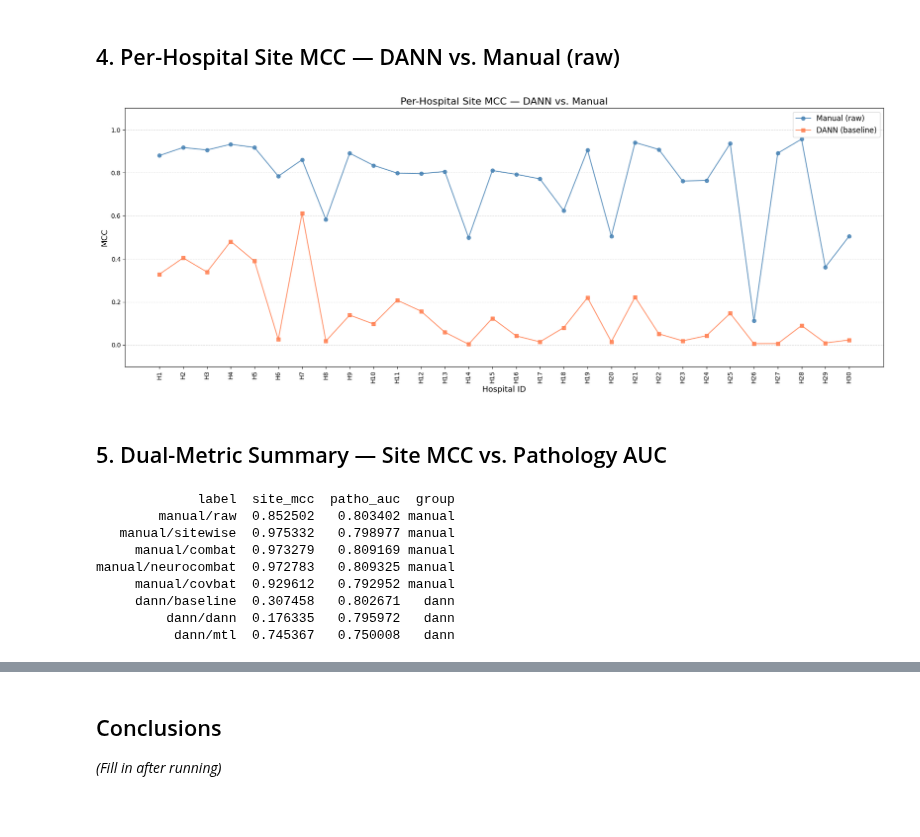
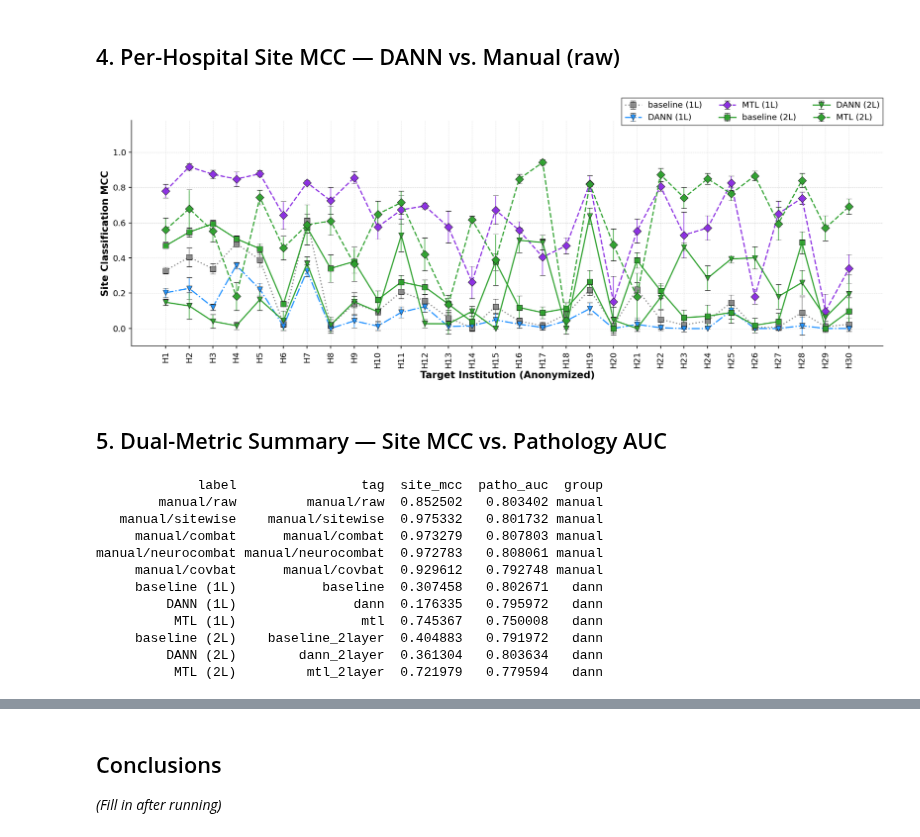
Before and after one commit to chox7/eeg-site-effects, a Jupyter notebook: notebooks/04_dann/01_dann_evaluation.ipynb, the cells around one changed output, grey strips where cells are left out. Saved outputs shown, nothing was run; the diff lists cells and outputs as text; code cells hidden in the pictures; blank space fills up the shorter version.

```diff
--- a/notebooks/04_dann/01_dann_evaluation.ipynb
+++ b/notebooks/04_dann/01_dann_evaluation.ipynb
@@ -273,38 +308,32 @@ else:
 # %%
 hospital_cols = sorted(
     [c for c in manual_raw.columns if c.startswith('mcc_H')],
     key=lambda c: natural_sort_key(c.replace('mcc_', ''))
 )
+sorted_hosp = [c.replace('mcc_', '') for c in hospital_cols]
+manual_mean = manual_raw[hospital_cols].mean().values
 
-if len(manual_raw) > 0 and len(dann_raw) > 0 and len(hospital_cols) > 0:
-    dann_tag_site = dann_raw['tag'].iloc[0] if 'tag' in dann_raw.columns else None
-    dann_sub_site = dann_raw[dann_raw['tag'] == dann_tag_site] if dann_tag_site else dann_raw
+fig, ax = plt.subplots(figsize=(16, 6))
 
-    manual_mean = manual_raw[hospital_cols].mean()
-    dann_mean   = dann_sub_site[hospital_cols].mean()
+for tag in [t for t in DANN_TAG_ORDER if t in dann_raw['tag'].unique()]:
+    sub = dann_raw[dann_raw['tag'] == tag]
+    means = sub[hospital_cols].mean().values
+    sds   = sub[hospital_cols].std().values
+    ax.errorbar(sorted_hosp, means, yerr=sds, label=TAG_LABEL.get(tag, tag),
+                **per_hospital_plot_kwargs(tag, error_bars=True))
 
-    sorted_hosp = [c.replace('mcc_', '') for c in hospital_cols]
-
-    fig, ax = plt.subplots(figsize=(18, 7))
-    ax.plot(sorted_hosp, manual_mean.values, marker='o', linestyle='-',
-            color='steelblue', label='Manual (raw)', alpha=0.85)
-    ax.plot(sorted_hosp, dann_mean.values, marker='s', linestyle='-',
-            color='coral', label=f'DANN ({dann_tag_site})', alpha=0.85)
-
-    ax.set_title('Per-Hospital Site MCC — DANN vs. Manual', fontsize=16)
-    ax.set_ylabel('MCC', fontsize=13)
-    ax.set_xlabel('Hospital ID', fontsize=13)
-    ax.tick_params(axis='x', rotation=90)
-    ax.set_ylim(-0.1, 1.1)
-    ax.grid(axis='y', linestyle='--', alpha=0.5)
-    ax.legend(fontsize=12)
-    fig.tight_layout()
-    fig.savefig(f'{FIGURES_DIR}/site_mcc_per_hospital_dann_vs_manual.png', dpi=150, bbox_inches='tight')
-    plt.show()
-else:
-    print("Cannot create per-hospital site comparison (missing data or columns).")
+ax.set_ylabel('Site Classification MCC')
+ax.set_xlabel('Target Institution (Anonymized)')
+ax.tick_params(axis='x', rotation=90)
+ax.set_ylim(-0.1, 1.18)
+ax.grid(axis='y', linestyle='--', alpha=0.5)
+ax.legend(**legend_kwargs(ncol=3))
+fig.tight_layout()
+fig.savefig(f'{FIGURES_DIR}/site_mcc_per_hospital_dann_vs_manual.png',
+            dpi=200, bbox_inches='tight')
+plt.show()
 # %% [output]
-[figure, old version]
+[figure, new version]
 # %% [markdown]
 ## 5. Dual-Metric Summary — Site MCC vs. Pathology AUC
 # %%
@@ -319,31 +348,33 @@ for method in METHODS:
     site_mcc = manual_cb_site[manual_cb_site['method'] == method]['mcc_overall'].mean()
     patho_auc = manual_cb_patho[manual_cb_patho['method'] == method]['auc'].mean()
     if not np.isnan(site_mcc) and not np.isnan(patho_auc):
-        rows.append({'label': f'manual/{method}', 'site_mcc': site_mcc,
-                     'patho_auc': patho_auc, 'group': 'manual'})
+        rows.append({'label': f'manual/{method}', 'tag': f'manual/{method}',
+                     'site_mcc': site_mcc, 'patho_auc': patho_auc, 'group': 'manual'})
 
-# DANN features
-for tag_val in dann_site['tag'].unique():
+# DANN features — both 1-layer and 2-layer extractor depths
+for tag_val in [t for t in DANN_TAG_ORDER if t in dann_site['tag'].unique()]:
     site_mcc = dann_site[dann_site['tag'] == tag_val]['mcc_overall'].mean()
     patho_sub = dann_patho[dann_patho['tag'] == tag_val] if tag_val in dann_patho['tag'].values else dann_patho
     patho_auc = patho_sub['auc'].mean()
-    label = f'dann/{tag_val}' if pd.notna(tag_val) else 'dann'
-    rows.append({'label': label, 'site_mcc': site_mcc,
-                 'patho_auc': patho_auc, 'group': 'dann'})
+    rows.append({'label': TAG_LABEL.get(tag_val, tag_val), 'tag': tag_val,
+                 'site_mcc': site_mcc, 'patho_auc': patho_auc, 'group': 'dann'})
 
 dual = pd.DataFrame(rows)
 print(dual.to_string(index=False))
 dual.to_csv(f'{TABLES_DIR}/dual_metric_summary.csv', index=False)
 # %% [output]
-             label  site_mcc  patho_auc  group
-        manual/raw  0.852502   0.803402 manual
-   manual/sitewise  0.975332   0.798977 manual
-     manual/combat  0.973279   0.809169 manual
-manual/neurocombat  0.972783   0.809325 manual
-     manual/covbat  0.929612   0.792952 manual
-     dann/baseline  0.307458   0.802671   dann
-         dann/dann  0.176335   0.795972   dann
-          dann/mtl  0.745367   0.750008   dann
+             label                tag  site_mcc  patho_auc  group
+        manual/raw         manual/raw  0.852502   0.803402 manual
+   manual/sitewise    manual/sitewise  0.975332   0.801732 manual
+     manual/combat      manual/combat  0.973279   0.807803 manual
+manual/neurocombat manual/neurocombat  0.972783   0.808061 manual
+     manual/covbat      manual/covbat  0.929612   0.792748 manual
+     baseline (1L)           baseline  0.307458   0.802671   dann
+         DANN (1L)               dann  0.176335   0.795972   dann
+          MTL (1L)                mtl  0.745367   0.750008   dann
+     baseline (2L)    baseline_2layer  0.404883   0.791972   dann
+         DANN (2L)        dann_2layer  0.361304   0.803634   dann
+          MTL (2L)         mtl_2layer  0.721979   0.779594   dann
 # %%
 if len(dual) > 0:
     fig, ax = plt.subplots(figsize=(10, 8))
```
Also changed, not shown: parts of 11 cells of this notebook, 38 other files.
